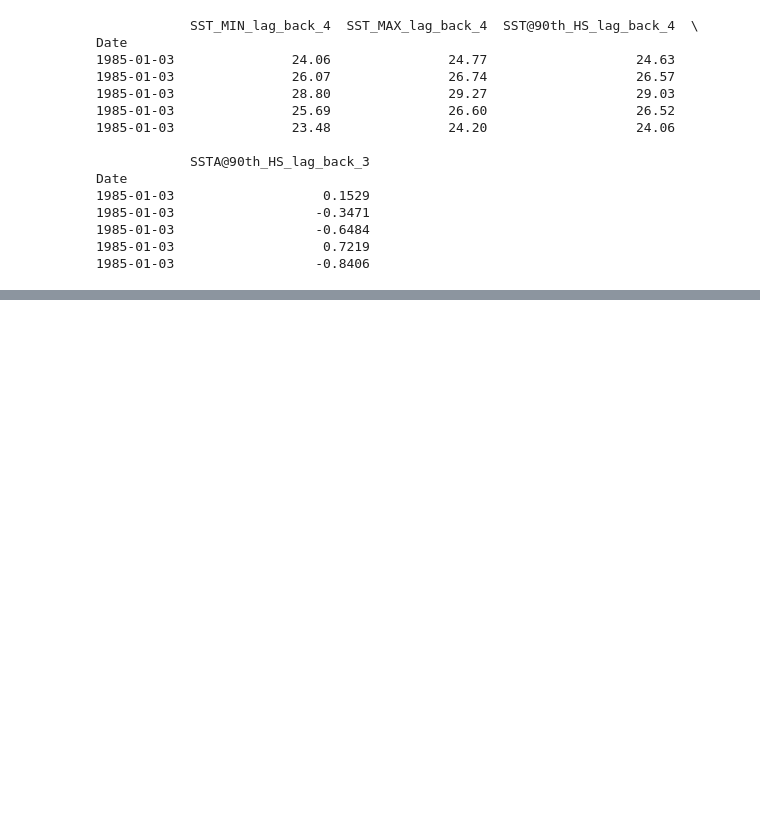
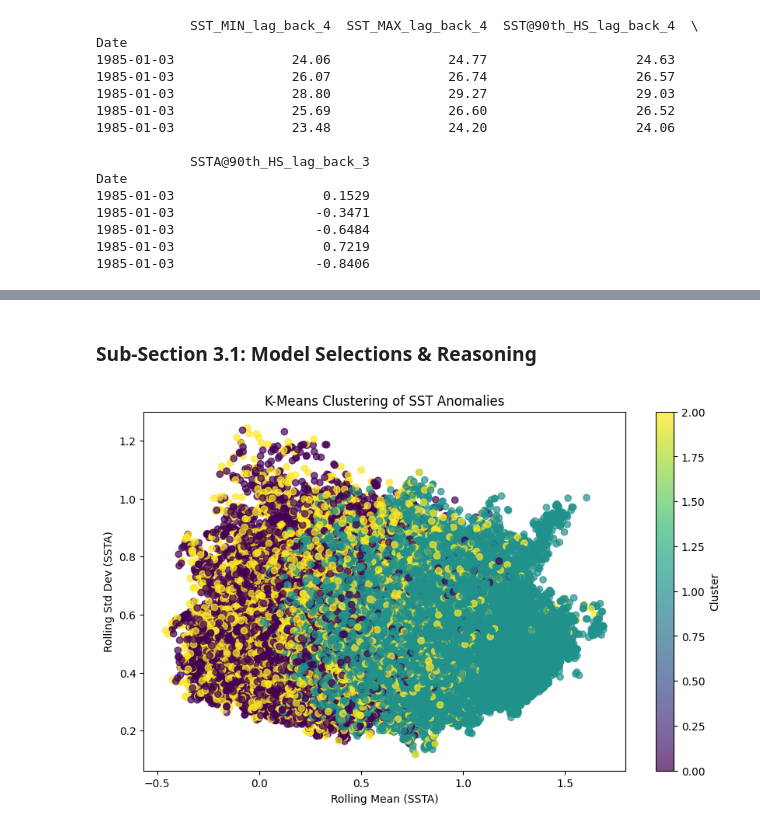
Before and after one commit to KengoKato02/coral-bleach-predictor, a Jupyter notebook: src/notebooks/noaa_extension.ipynb, the cells around one changed output, grey strips where cells are left out. Saved outputs shown, nothing was run; the diff lists cells and outputs as text; code cells hidden in the pictures; blank space fills up the shorter version.

Commit message:
writing checkpoint & model experiments

```diff
--- a/src/notebooks/noaa_extension.ipynb
+++ b/src/notebooks/noaa_extension.ipynb
@@ -343,0 +366,5 @@ Date
+# %%
+columns_to_drop = ['Latitude', 'Longitude', '90th_HS>0', 'DHW_from_90th_HS>1', 'BAA_7day_max', 'Season', 'Station', 'Region']
+combined_regional_df = combined_regional_df.drop(columns=columns_to_drop)
+
+print(combined_regional_df.columns)
@@ -344 +377,4 @@ Date
+# %%
+scaler = StandardScaler()
+scaled_features = scaler.fit_transform(combined_regional_df)
 # %% [markdown]
@@ -345,0 +394,18 @@ Date
+# %% [markdown]
+### Sub-Section 3.1: Model Selections & Reasoning
+# %%
+from sklearn.cluster import KMeans
+
+kmeans = KMeans(n_clusters=3, random_state=42)
+combined_regional_df['Cluster_KMeans'] = kmeans.fit_predict(scaled_features)
+
+plt.figure(figsize=(10, 6))
+plt.scatter(combined_regional_df['SSTA_rolling_mean'], combined_regional_df['SSTA_rolling_std'],
+            c=combined_regional_df['Cluster_KMeans'], cmap='viridis', alpha=0.7)
+plt.title('K-Means Clustering of SST Anomalies')
+plt.xlabel('Rolling Mean (SSTA)')
+plt.ylabel('Rolling Std Dev (SSTA)')
+plt.colorbar(label='Cluster')
+plt.show()
+# %% [output]
+[figure, added]
```
Also changed, not shown: parts of 8 cells of this notebook.
